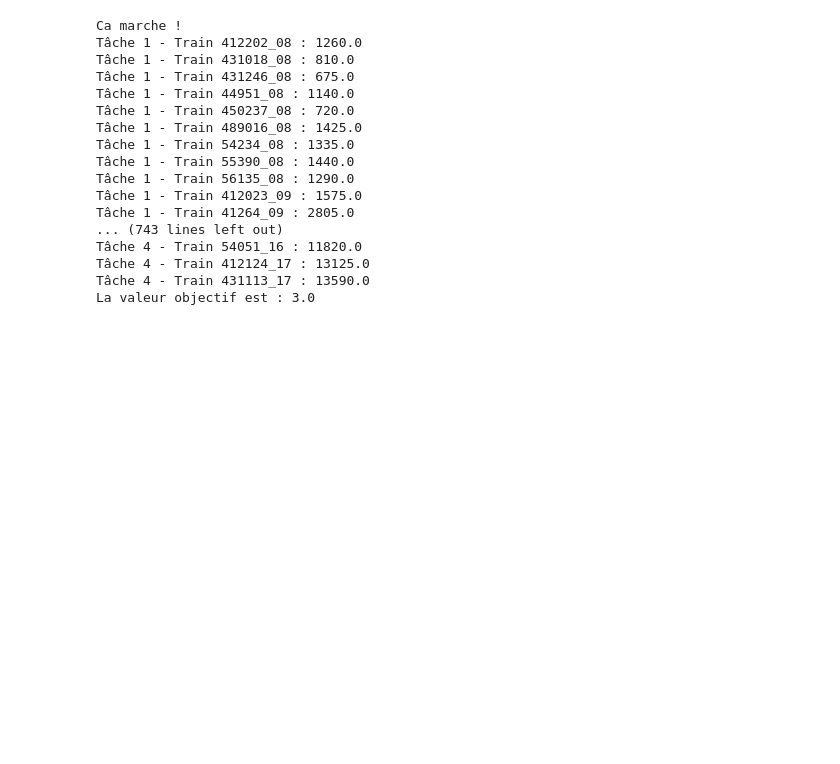
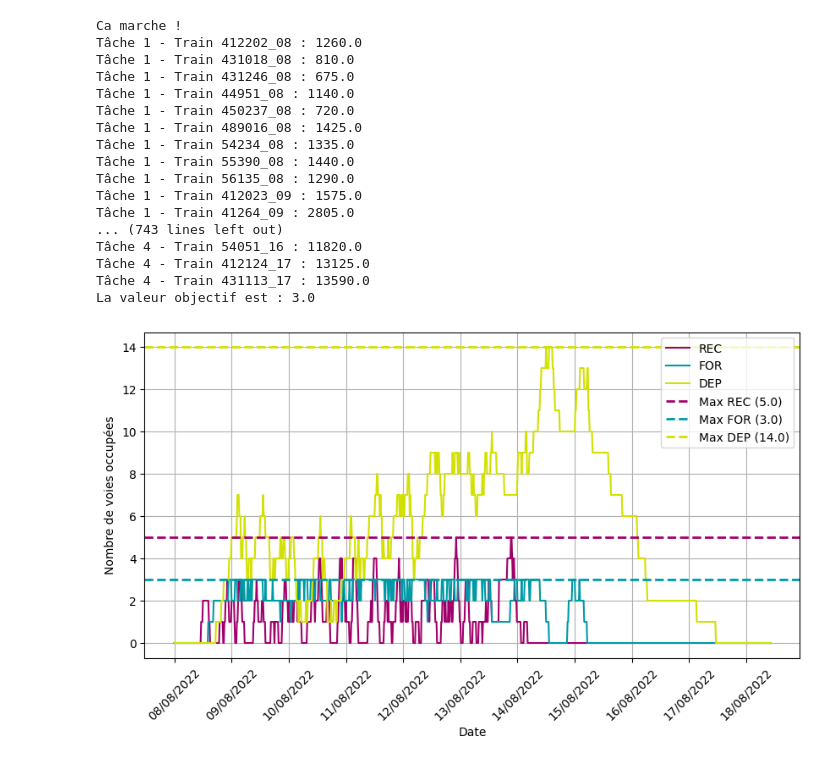
Before and after one commit to gGenouville/optiFretSNCF, a Jupyter notebook: code/notebooks/Code jalon 1 refucktorbjkezsndx.ipynb, the cells around one changed output. Saved outputs shown, nothing was run; the diff lists cells and outputs as text; code cells hidden in the pictures; blank space fills up the shorter version.

Commit message:
Ajout plot voies utilisées

```diff
--- a/code/notebooks/Code jalon 1 refucktorbjkezsndx.ipynb
+++ b/code/notebooks/Code jalon 1 refucktorbjkezsndx.ipynb
@@ -168,3 +171,53 @@ fig.update_layout(xaxis=dict(title='Temps',
 fig.update_yaxes(categoryorder="array",
                     categoryarray=sorted_resources[::-1])
 fig.show()
+# %%
+# Définition de l'axe des x (temps en minutes)
+x = list(range(1001))
+
+# Correction du format de la date de référence
+ref_date = datetime.datetime.strptime("08/08/2022", "%d/%m/%Y")
+
+# Conversion des temps en dates au format "dd/mm/yyyy/HH/MM"
+x_date = [ref_date + datetime.timedelta(minutes=15*t) for t in x]
+
+# Calcul des valeurs y pour chaque catégorie
+y_REC = np.array([quicksum(is_present['REC'][(id_train, t)].X for id_train in t_a.keys()).getValue() for t in x])
+y_FOR = np.array([quicksum(is_present['FOR'][(id_train, t)].X for id_train in t_d.keys()).getValue() for t in x])
+y_DEP = np.array([quicksum(is_present['DEP'][(id_train, t)].X for id_train in t_d.keys()).getValue() for t in x])
+
+# Calcul des valeurs maximales
+max_REC = max(y_REC)
+max_FOR = max(y_FOR)
+max_DEP = max(y_DEP)
+
+# Tracé des courbes
+plt.figure(figsize=(10, 5))
+plt.plot(x_date, y_REC, label="REC", color='#a1006b')
+plt.plot(x_date, y_FOR, label="FOR", color='#009aa6')
+plt.plot(x_date, y_DEP, label="DEP", color='#d2e100')
+
+# Ajout des lignes horizontales aux valeurs max
+plt.axhline(y=max_REC, color='#a1006b', linestyle='--', linewidth=2, label=f"Max REC ({max_REC})")
+plt.axhline(y=max_FOR, color='#009aa6', linestyle='--', linewidth=2, label=f"Max FOR ({max_FOR})")
+plt.axhline(y=max_DEP, color='#d2e100', linestyle='--', linewidth=2, label=f"Max DEP ({max_DEP})")
+
+# Étiquettes et légende
+plt.xlabel("Date")
+plt.ylabel("Nombre de voies occupées")
+plt.legend()
+plt.grid(True)
+
+# Appliquer le format de date "jj/mm/aaaa"
+plt.gca().xaxis.set_major_formatter(mdates.DateFormatter("%d/%m/%Y"))
+
+# Espacer les ticks de l'axe X (ajustable selon le nombre de points)
+plt.gca().xaxis.set_major_locator(mdates.DayLocator(interval=1))  # Affiche une date par jour
+
+
+# Optionnel : masquer les ticks de l'axe x si on ne remplace pas par les dates
+plt.xticks(rotation=45)
+
+plt.show()
+# %% [output]
+[figure, added]
```
Also changed, not shown: parts of 1 cell of this notebook, 1 other file.
